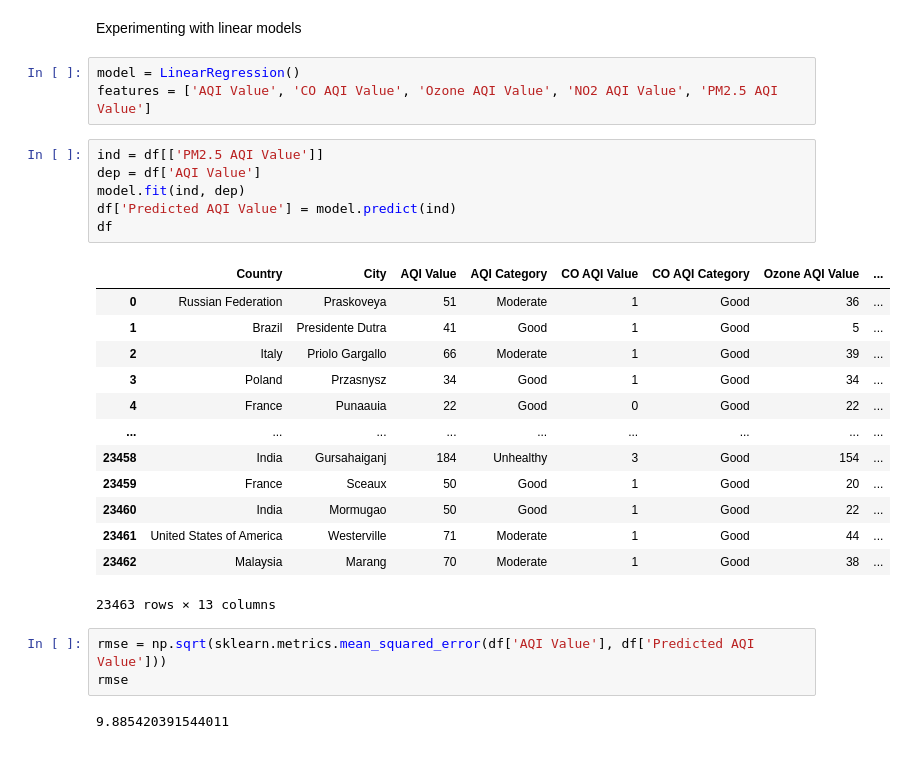
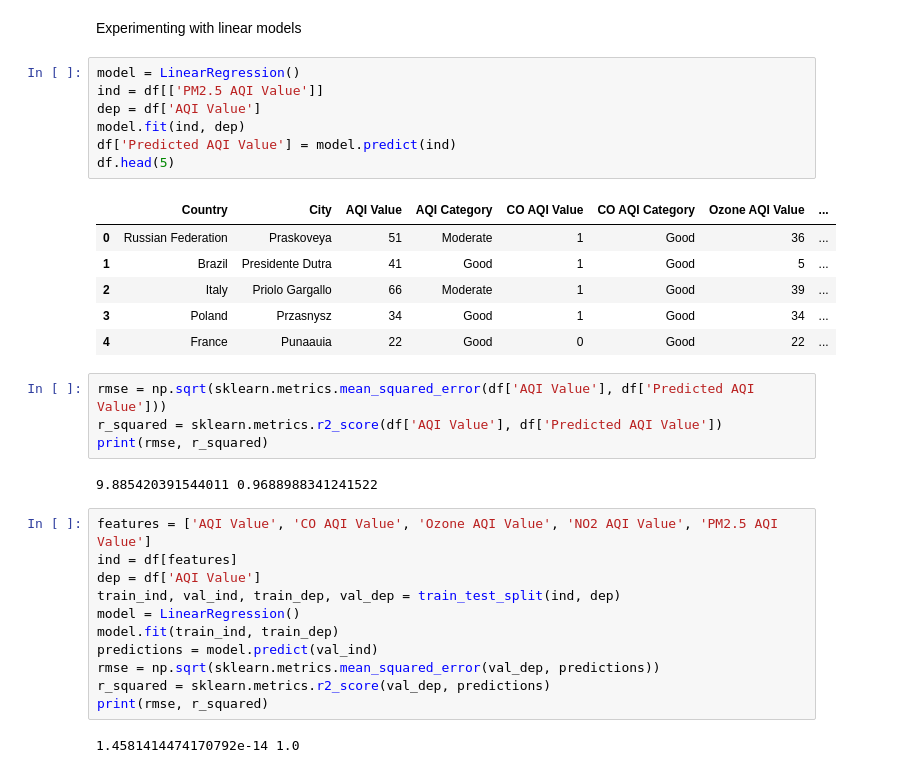
Before and after one commit to jjhuang4/Geospatial-Analysis, a Jupyter notebook: Air-Pollution/pollution-plotting.ipynb, the cells around one changed output. Saved outputs shown, nothing was run; the diff lists cells and outputs as text.

```diff
--- a/Air-Pollution/pollution-plotting.ipynb
+++ b/Air-Pollution/pollution-plotting.ipynb
@@ -136,31 +137,36 @@ df.corr()
 | PM2.5 AQI Value | 0.984327 | 0.438557 | 0.339887 | 0.260127 | 1.000000 |
 # %% [markdown]
 Experimenting with linear models
-# %%
-model = LinearRegression()
-features = ['AQI Value', 'CO AQI Value', 'Ozone AQI Value', 'NO2 AQI Value', 'PM2.5 AQI Value']
 # %%
+model = LinearRegression()
 ind = df[['PM2.5 AQI Value']]
 dep = df['AQI Value']
 model.fit(ind, dep)
 df['Predicted AQI Value'] = model.predict(ind)
-df
+df.head(5)
 # %% [output]
 |  | Country | City | AQI Value | AQI Category | CO AQI Value | CO AQI Category | Ozone AQI Value | ... |
 | 0 | Russian Federation | Praskoveya | 51 | Moderate | 1 | Good | 36 | ... |
 | 1 | Brazil | Presidente Dutra | 41 | Good | 1 | Good | 5 | ... |
 | 2 | Italy | Priolo Gargallo | 66 | Moderate | 1 | Good | 39 | ... |
 | 3 | Poland | Przasnysz | 34 | Good | 1 | Good | 34 | ... |
 | 4 | France | Punaauia | 22 | Good | 0 | Good | 22 | ... |
-| ... | ... | ... | ... | ... | ... | ... | ... | ... |
-| 23458 | India | Gursahaiganj | 184 | Unhealthy | 3 | Good | 154 | ... |
-| 23459 | France | Sceaux | 50 | Good | 1 | Good | 20 | ... |
-| 23460 | India | Mormugao | 50 | Good | 1 | Good | 22 | ... |
-| 23461 | United States of America | Westerville | 71 | Moderate | 1 | Good | 44 | ... |
-| 23462 | Malaysia | Marang | 70 | Moderate | 1 | Good | 38 | ... |
-23463 rows × 13 columns
 # %%
 rmse = np.sqrt(sklearn.metrics.mean_squared_error(df['AQI Value'], df['Predicted AQI Value']))
-rmse
+r_squared = sklearn.metrics.r2_score(df['AQI Value'], df['Predicted AQI Value'])
+print(rmse, r_squared)
 # %% [output]
-9.885420391544011
+9.885420391544011 0.9688988341241522
+# %%
+features = ['AQI Value', 'CO AQI Value', 'Ozone AQI Value', 'NO2 AQI Value', 'PM2.5 AQI Value']
+ind = df[features]
+dep = df['AQI Value']
+train_ind, val_ind, train_dep, val_dep = train_test_split(ind, dep)
+model = LinearRegression()
+model.fit(train_ind, train_dep)
+predictions = model.predict(val_ind)
+rmse = np.sqrt(sklearn.metrics.mean_squared_error(val_dep, predictions))
+r_squared = sklearn.metrics.r2_score(val_dep, predictions)
+print(rmse, r_squared)
+# %% [output]
+1.4581414474170792e-14 1.0
```
Also changed, not shown: parts of 1 cell of this notebook.
